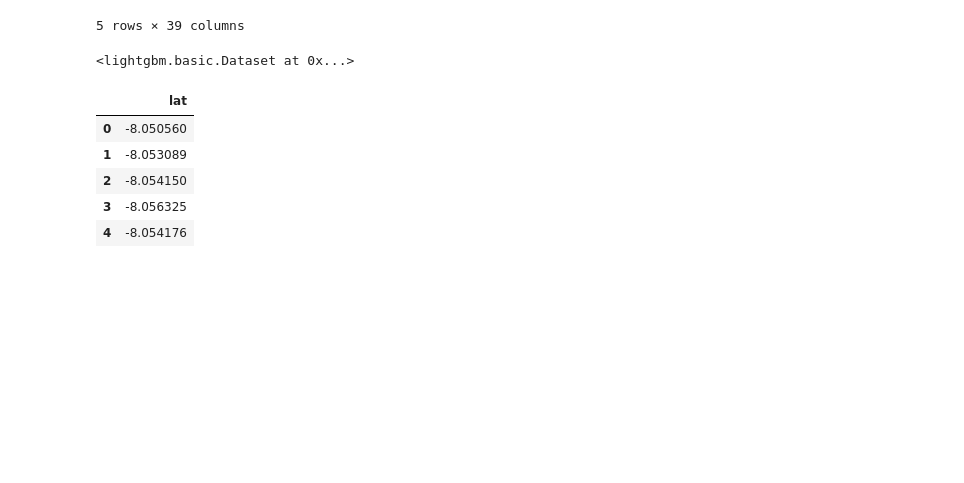
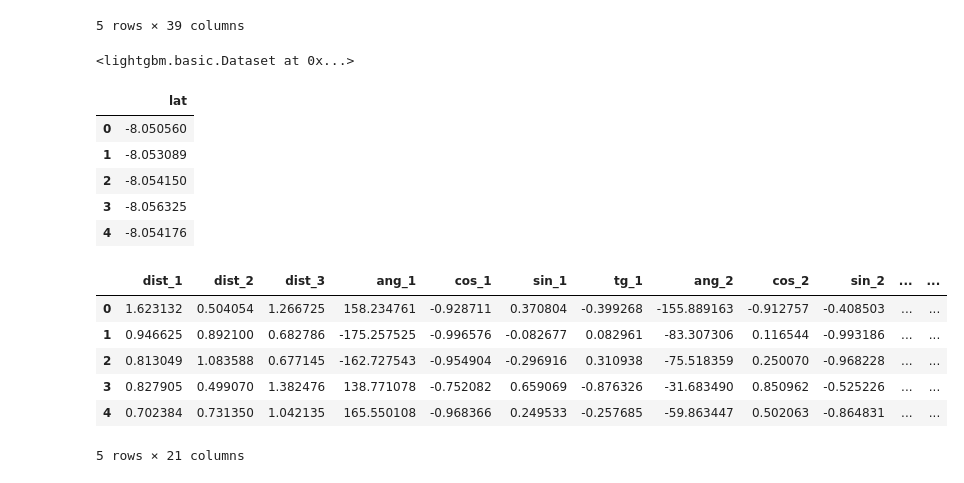
Before and after one commit to Douglast1997/TG-2020.1, a Jupyter notebook: LightGBMToFingerprinting.ipynb, the cells around one changed output. Saved outputs shown, nothing was run; the diff lists cells and outputs as text; code cells hidden in the pictures; blank space fills up the shorter version.

```diff
--- a/LightGBMToFingerprinting.ipynb
+++ b/LightGBMToFingerprinting.ipynb
@@ -207,0 +223,14 @@ grid.best_params_
+# %%
+X = X_train
+#X.head()
+#X = dataset.iloc[:, [0, 12]]
+#y = dataset.iloc[:, 13]
+X.head()
+# %% [output]
+|  | dist_1 | dist_2 | dist_3 | ang_1 | cos_1 | sin_1 | tg_1 | ang_2 | cos_2 | sin_2 | ... | ... |
+| 0 | 1.623132 | 0.504054 | 1.266725 | 158.234761 | -0.928711 | 0.370804 | -0.399268 | -155.889163 | -0.912757 | -0.408503 | ... | ... |
+| 1 | 0.946625 | 0.892100 | 0.682786 | -175.257525 | -0.996576 | -0.082677 | 0.082961 | -83.307306 | 0.116544 | -0.993186 | ... | ... |
+| 2 | 0.813049 | 1.083588 | 0.677145 | -162.727543 | -0.954904 | -0.296916 | 0.310938 | -75.518359 | 0.250070 | -0.968228 | ... | ... |
+| 3 | 0.827905 | 0.499070 | 1.382476 | 138.771078 | -0.752082 | 0.659069 | -0.876326 | -31.683490 | 0.850962 | -0.525226 | ... | ... |
+| 4 | 0.702384 | 0.731350 | 1.042135 | 165.550108 | -0.968366 | 0.249533 | -0.257685 | -59.863447 | 0.502063 | -0.864831 | ... | ... |
+5 rows × 21 columns
```
Also changed, not shown: parts of 11 cells of this notebook, 3 other files.
